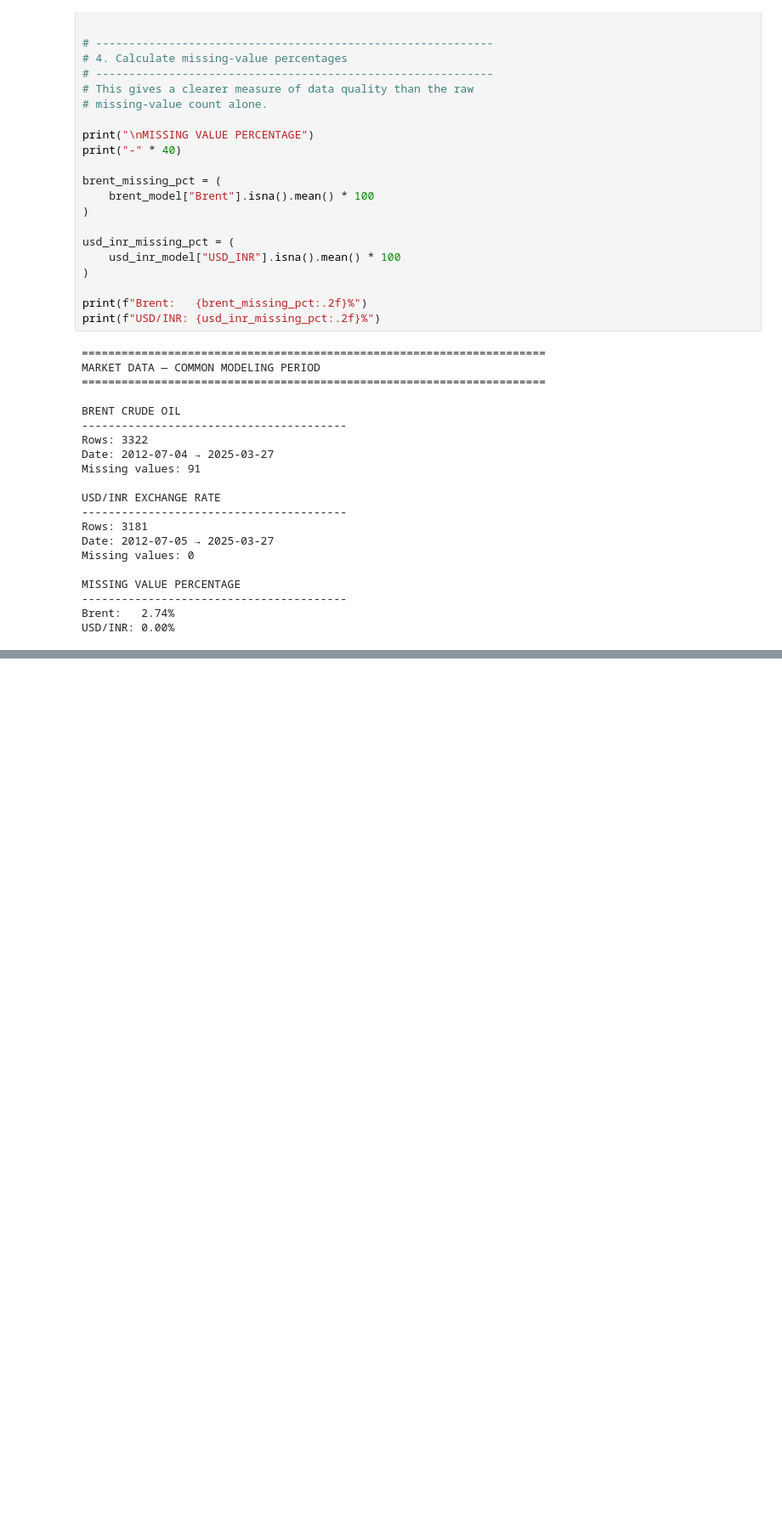
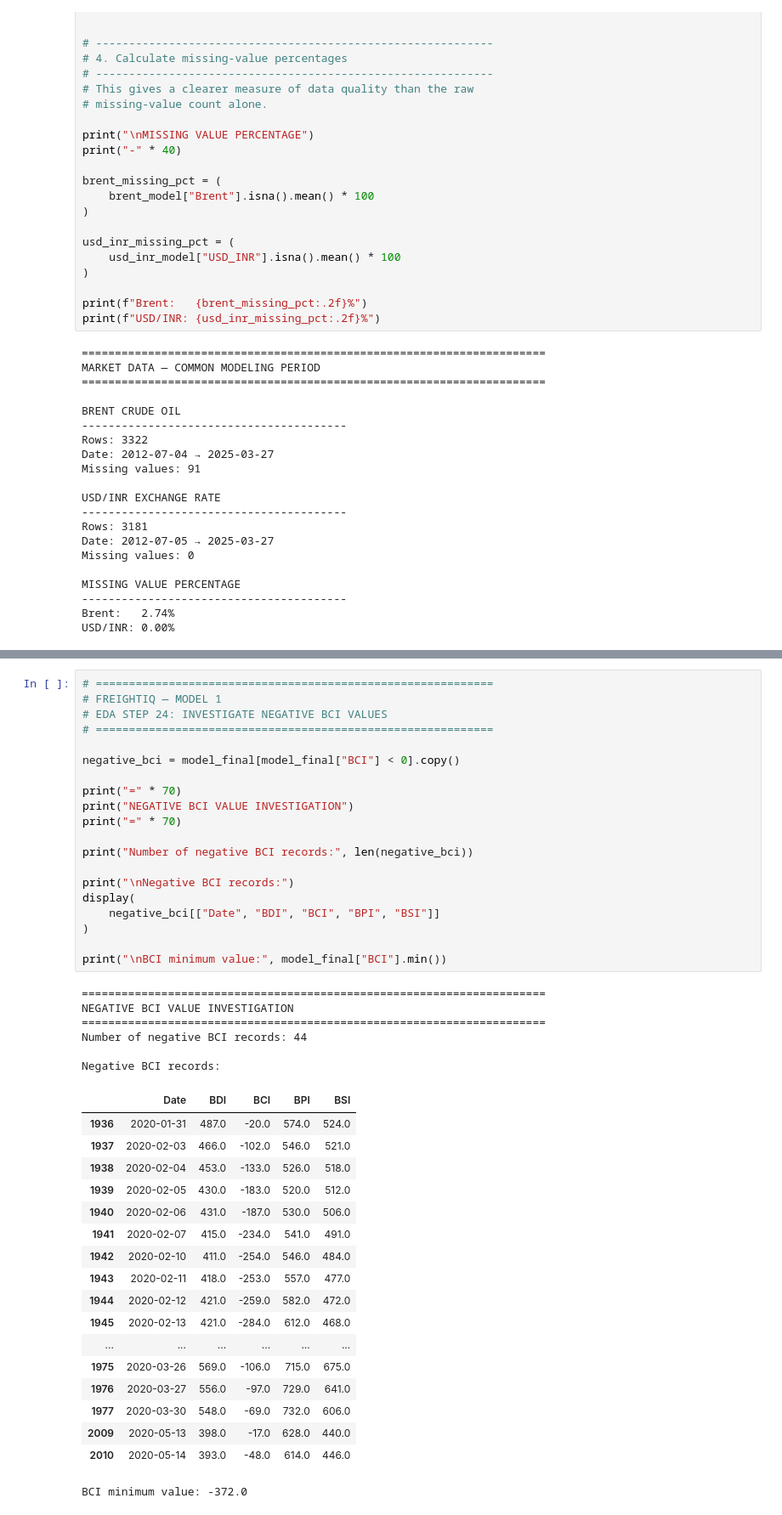
Before and after one commit to PradeepSargar/Freight-rate-forecasting-ML-project, a Jupyter notebook: notebooks/02_eda_and_preprocessing.ipynb, the cells around one changed output, grey strips where cells are left out. Shown at 85% size. Cells and saved outputs as stored; diff of their text form; blank space fills up the shorter version.

```diff
--- a/notebooks/02_eda_and_preprocessing.ipynb
+++ b/notebooks/02_eda_and_preprocessing.ipynb
@@ -852,0 +2033,45 @@ USD/INR: 0.00%
+# %%
+# ============================================================
+# FREIGHTIQ — MODEL 1
+# EDA STEP 24: INVESTIGATE NEGATIVE BCI VALUES
+# ============================================================
+
+negative_bci = model_final[model_final["BCI"] < 0].copy()
+
+print("=" * 70)
+print("NEGATIVE BCI VALUE INVESTIGATION")
+print("=" * 70)
+
+print("Number of negative BCI records:", len(negative_bci))
+
+print("\nNegative BCI records:")
+display(
+    negative_bci[["Date", "BDI", "BCI", "BPI", "BSI"]]
+)
+
+print("\nBCI minimum value:", model_final["BCI"].min())
+# %% [output]
+======================================================================
+NEGATIVE BCI VALUE INVESTIGATION
+======================================================================
+Number of negative BCI records: 44
+
+Negative BCI records:
+|  | Date | BDI | BCI | BPI | BSI |
+| 1936 | 2020-01-31 | 487.0 | -20.0 | 574.0 | 524.0 |
+| 1937 | 2020-02-03 | 466.0 | -102.0 | 546.0 | 521.0 |
+| 1938 | 2020-02-04 | 453.0 | -133.0 | 526.0 | 518.0 |
+| 1939 | 2020-02-05 | 430.0 | -183.0 | 520.0 | 512.0 |
+| 1940 | 2020-02-06 | 431.0 | -187.0 | 530.0 | 506.0 |
+| 1941 | 2020-02-07 | 415.0 | -234.0 | 541.0 | 491.0 |
+| 1942 | 2020-02-10 | 411.0 | -254.0 | 546.0 | 484.0 |
+| 1943 | 2020-02-11 | 418.0 | -253.0 | 557.0 | 477.0 |
+| 1944 | 2020-02-12 | 421.0 | -259.0 | 582.0 | 472.0 |
+| 1945 | 2020-02-13 | 421.0 | -284.0 | 612.0 | 468.0 |
+| ... | ... | ... | ... | ... | ... |
+| 1975 | 2020-03-26 | 569.0 | -106.0 | 715.0 | 675.0 |
+| 1976 | 2020-03-27 | 556.0 | -97.0 | 729.0 | 641.0 |
+| 1977 | 2020-03-30 | 548.0 | -69.0 | 732.0 | 606.0 |
+| 2009 | 2020-05-13 | 398.0 | -17.0 | 628.0 | 440.0 |
+| 2010 | 2020-05-14 | 393.0 | -48.0 | 614.0 | 446.0 |
+BCI minimum value: -372.0
```
Also changed, not shown: parts of 33 cells of this notebook.
